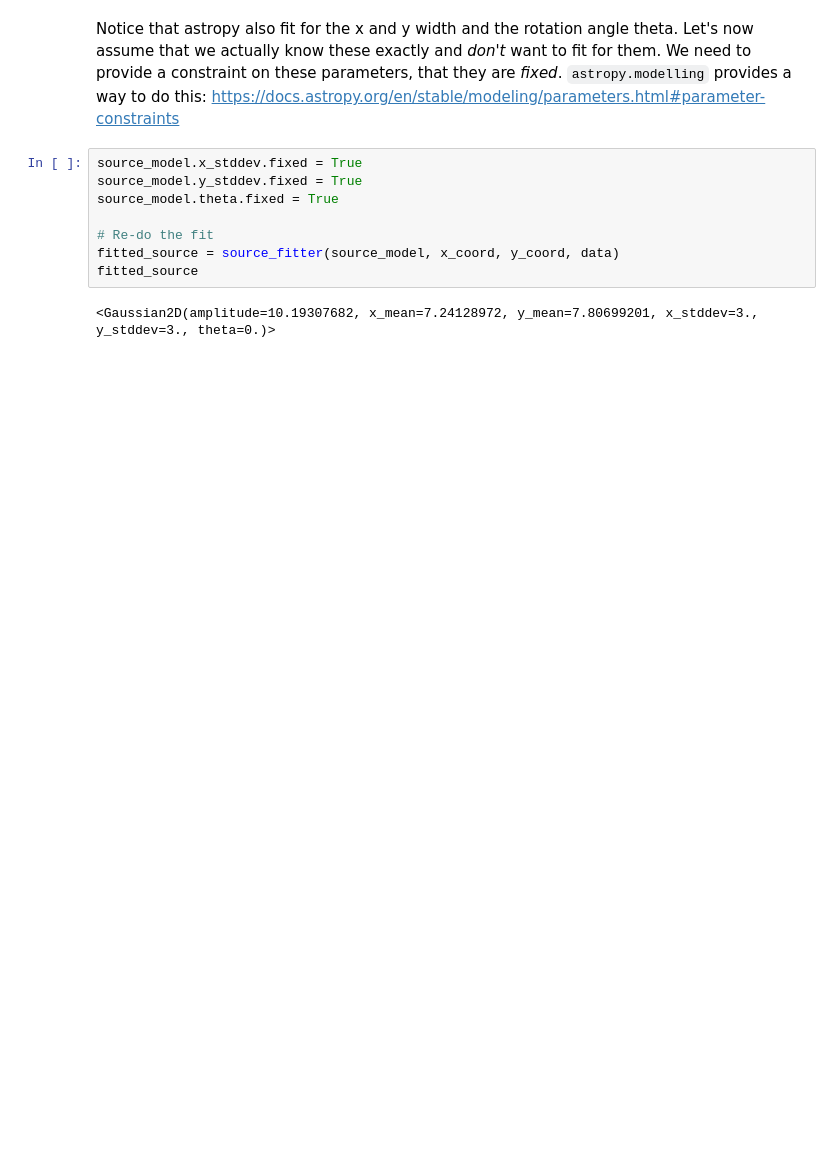
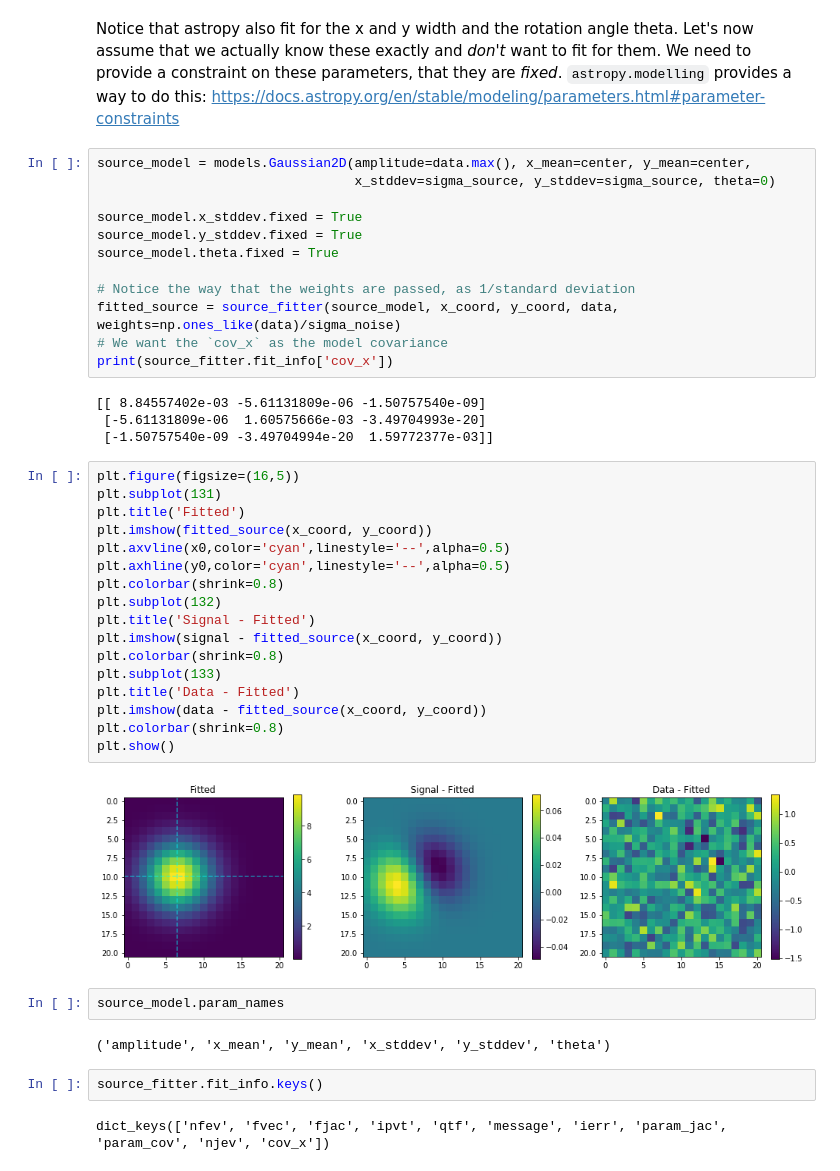
Before and after one commit to jaguirre/ASTR250CourseMaterial, a Jupyter notebook: FittingSources.ipynb, the cells around one changed output. Drawn from its saved outputs; the diff is of its cells as text; blank space fills up the shorter version.

```diff
--- a/FittingSources.ipynb
+++ b/FittingSources.ipynb
@@ -85,12 +117,45 @@ plt.show()
 # %% [markdown]
 Notice that astropy also fit for the x and y width and the rotation angle theta.  Let's now assume that we actually know these exactly and *don't* want to fit for them.  We need to provide a constraint on these parameters, that they are *fixed*.  `astropy.modelling` provides a way to do this: https://docs.astropy.org/en/stable/modeling/parameters.html#parameter-constraints
-# %%
-source_model.x_stddev.fixed = True
-source_model.y_stddev.fixed = True
-source_model.theta.fixed = True
-
-# Re-do the fit
-fitted_source = source_fitter(source_model, x_coord, y_coord, data)
-fitted_source
-# %% [output]
-<Gaussian2D(amplitude=10.19307682, x_mean=7.24128972, y_mean=7.80699201, x_stddev=3., y_stddev=3., theta=0.)>
+# %%
+source_model = models.Gaussian2D(amplitude=data.max(), x_mean=center, y_mean=center,
+                                 x_stddev=sigma_source, y_stddev=sigma_source, theta=0)
+
+source_model.x_stddev.fixed = True
+source_model.y_stddev.fixed = True
+source_model.theta.fixed = True
+
+# Notice the way that the weights are passed, as 1/standard deviation
+fitted_source = source_fitter(source_model, x_coord, y_coord, data, weights=np.ones_like(data)/sigma_noise)
+# We want the `cov_x` as the model covariance
+print(source_fitter.fit_info['cov_x'])
+# %% [output]
+[[ 8.84557402e-03 -5.61131809e-06 -1.50757540e-09]
+ [-5.61131809e-06  1.60575666e-03 -3.49704993e-20]
+ [-1.50757540e-09 -3.49704994e-20  1.59772377e-03]]
+# %%
+plt.figure(figsize=(16,5))
+plt.subplot(131)
+plt.title('Fitted')
+plt.imshow(fitted_source(x_coord, y_coord))
+plt.axvline(x0,color='cyan',linestyle='--',alpha=0.5)
+plt.axhline(y0,color='cyan',linestyle='--',alpha=0.5)
+plt.colorbar(shrink=0.8)
+plt.subplot(132)
+plt.title('Signal - Fitted')
+plt.imshow(signal - fitted_source(x_coord, y_coord))
+plt.colorbar(shrink=0.8)
+plt.subplot(133)
+plt.title('Data - Fitted')
+plt.imshow(data - fitted_source(x_coord, y_coord))
+plt.colorbar(shrink=0.8)
+plt.show()
+# %% [output]
+[figure, added]
+# %%
+source_model.param_names
+# %% [output]
+('amplitude', 'x_mean', 'y_mean', 'x_stddev', 'y_stddev', 'theta')
+# %%
+source_fitter.fit_info.keys()
+# %% [output]
+dict_keys(['nfev', 'fvec', 'fjac', 'ipvt', 'qtf', 'message', 'ierr', 'param_jac', 'param_cov', 'njev', 'cov_x'])
```
Also changed, not shown: parts of 18 cells of this notebook.
